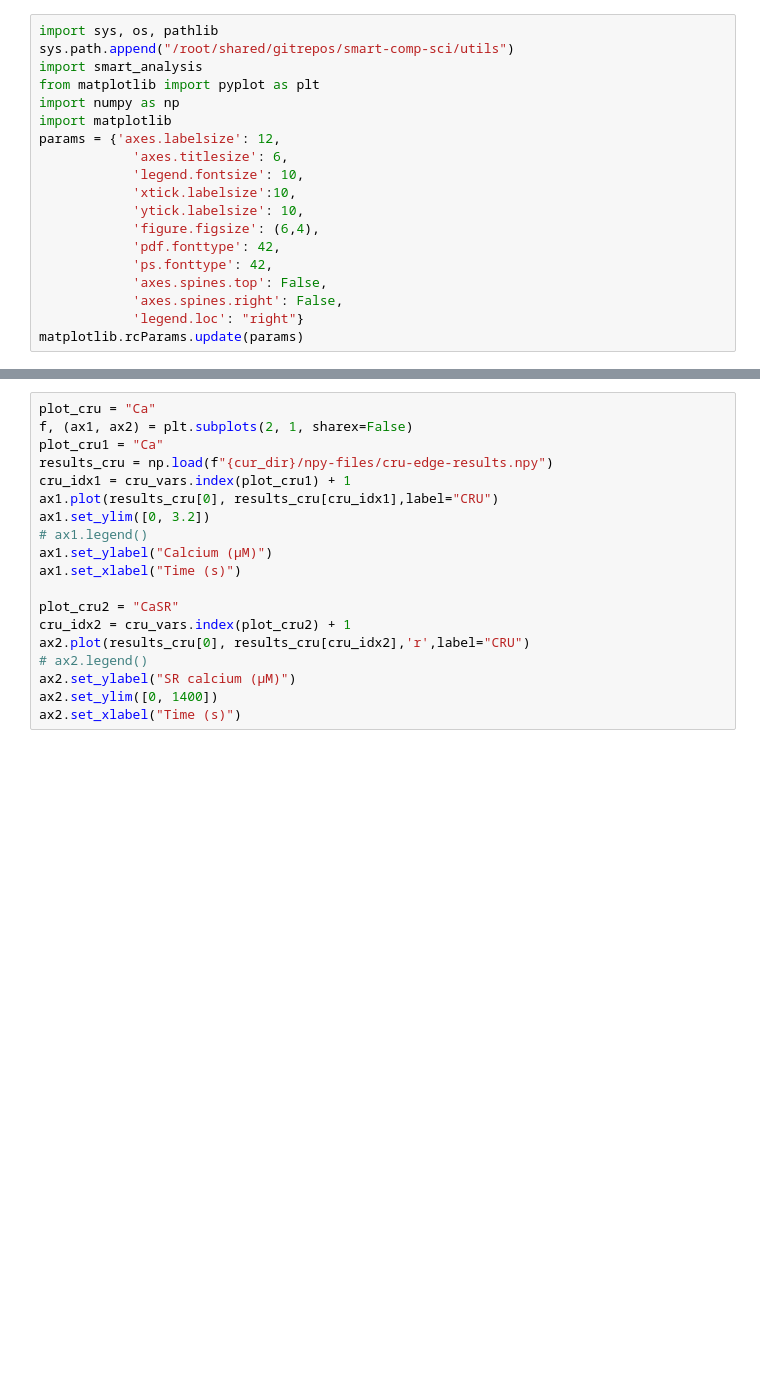
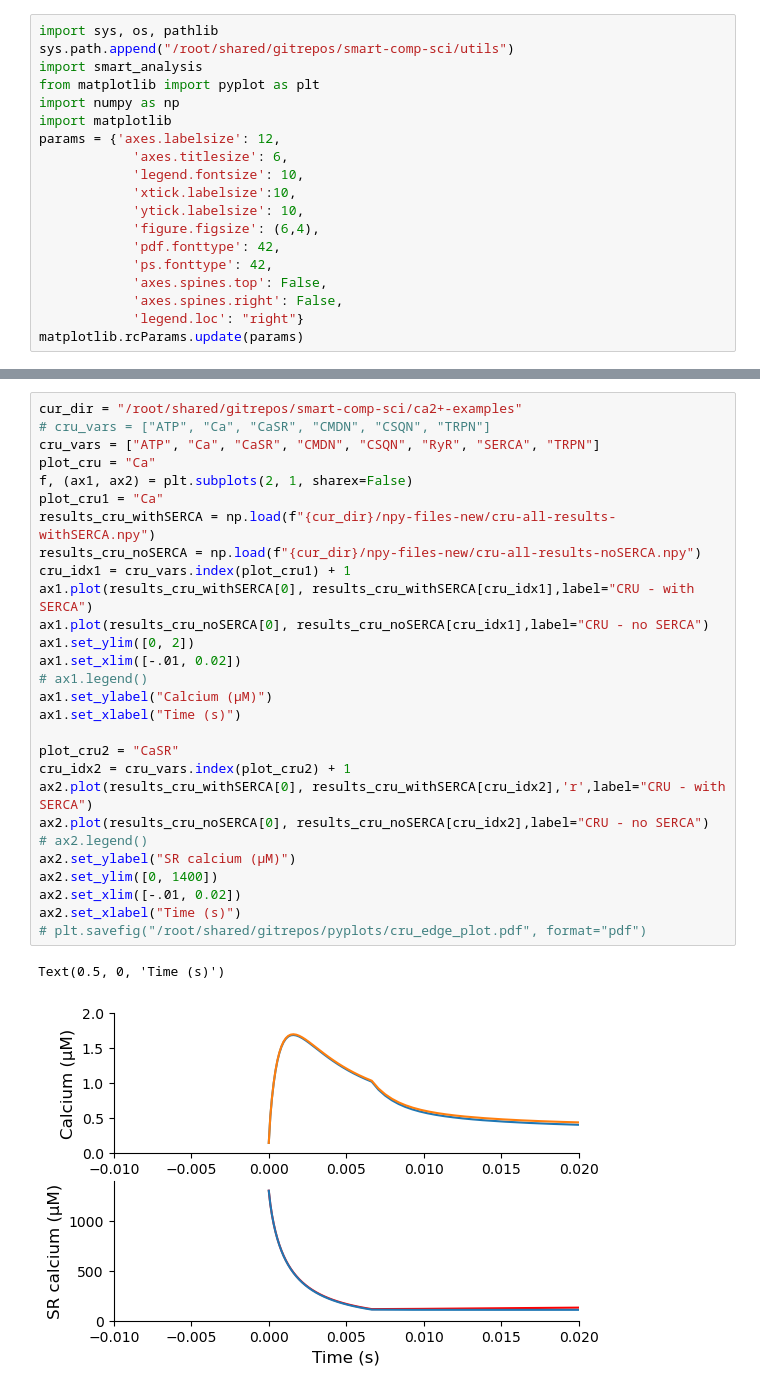
Before and after one commit to RangamaniLabUCSD/smart-nanopillars, a Jupyter notebook: ca2+-examples/ca-figs.ipynb, the cells around one changed output, grey strips where cells are left out. Drawn from its saved outputs; the diff is of its cells as text; blank space fills up the shorter version.

```diff
--- a/ca2+-examples/ca-figs.ipynb
+++ b/ca2+-examples/ca-figs.ipynb
@@ -77,19 +139,31 @@ ax2.set_xlabel("Time (s)")
 # %%
+cur_dir = "/root/shared/gitrepos/smart-comp-sci/ca2+-examples"
+# cru_vars = ["ATP", "Ca", "CaSR", "CMDN", "CSQN", "TRPN"]
+cru_vars = ["ATP", "Ca", "CaSR", "CMDN", "CSQN", "RyR", "SERCA", "TRPN"]
 plot_cru = "Ca"
 f, (ax1, ax2) = plt.subplots(2, 1, sharex=False)
 plot_cru1 = "Ca"
-results_cru = np.load(f"{cur_dir}/npy-files/cru-edge-results.npy")
+results_cru_withSERCA = np.load(f"{cur_dir}/npy-files-new/cru-all-results-withSERCA.npy")
+results_cru_noSERCA = np.load(f"{cur_dir}/npy-files-new/cru-all-results-noSERCA.npy")
 cru_idx1 = cru_vars.index(plot_cru1) + 1
-ax1.plot(results_cru[0], results_cru[cru_idx1],label="CRU")
-ax1.set_ylim([0, 3.2])
+ax1.plot(results_cru_withSERCA[0], results_cru_withSERCA[cru_idx1],label="CRU - with SERCA")
+ax1.plot(results_cru_noSERCA[0], results_cru_noSERCA[cru_idx1],label="CRU - no SERCA")
+ax1.set_ylim([0, 2])
+ax1.set_xlim([-.01, 0.02])
 # ax1.legend()
 ax1.set_ylabel("Calcium (μM)")
 ax1.set_xlabel("Time (s)")
 
 plot_cru2 = "CaSR"
 cru_idx2 = cru_vars.index(plot_cru2) + 1
-ax2.plot(results_cru[0], results_cru[cru_idx2],'r',label="CRU")
+ax2.plot(results_cru_withSERCA[0], results_cru_withSERCA[cru_idx2],'r',label="CRU - with SERCA")
+ax2.plot(results_cru_noSERCA[0], results_cru_noSERCA[cru_idx2],label="CRU - no SERCA")
 # ax2.legend()
 ax2.set_ylabel("SR calcium (μM)")
 ax2.set_ylim([0, 1400])
+ax2.set_xlim([-.01, 0.02])
 ax2.set_xlabel("Time (s)")
+# plt.savefig("/root/shared/gitrepos/pyplots/cru_edge_plot.pdf", format="pdf")
+# %% [output]
+Text(0.5, 0, 'Time (s)')
+[figure, added]
```
Also changed, not shown: parts of 2 cells of this notebook, 9 other files.
